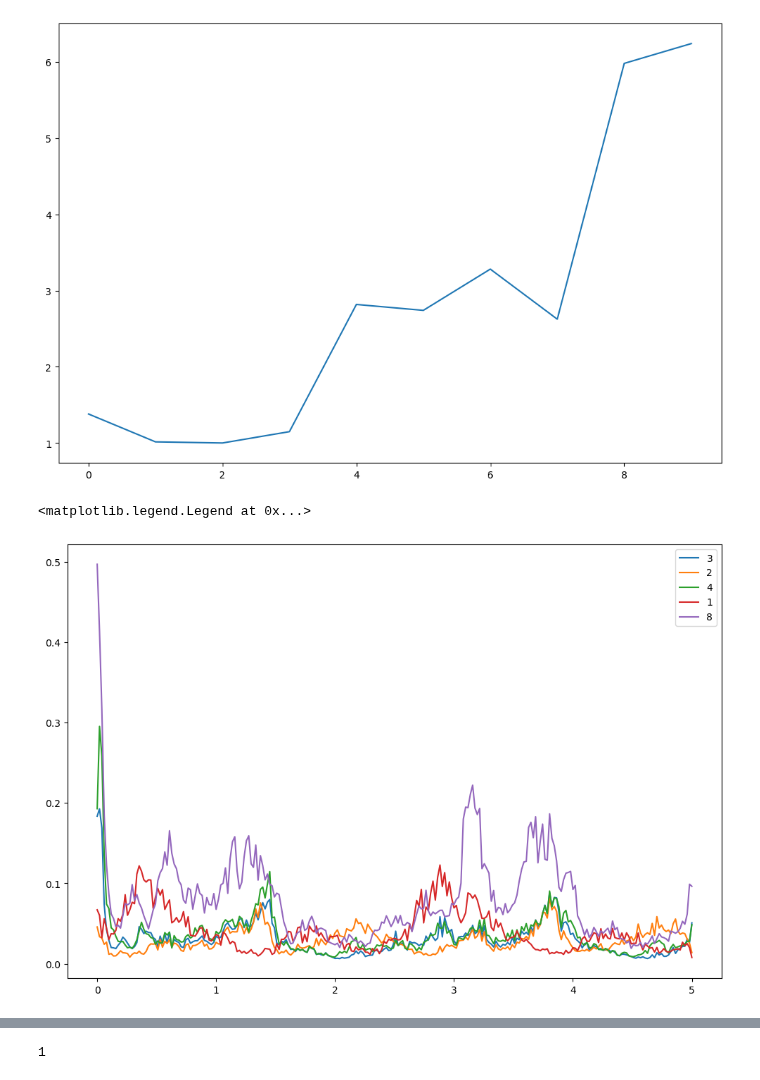
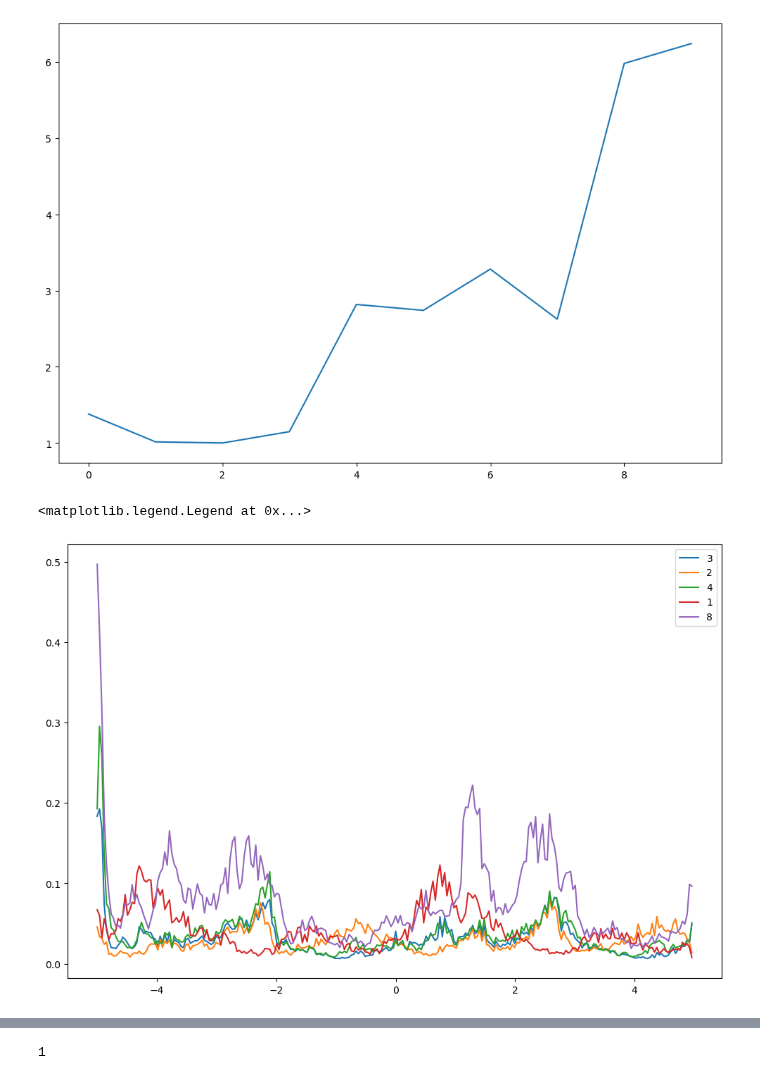
Before and after one commit to Pongpisit-Thanasutives/parametric-discovery, a Jupyter notebook: Spatial_Advection_Diffusion_WeakLib_PySR.ipynb, the cells around one changed output, grey strips where cells are left out. Drawn from its saved outputs; the diff is of its cells as text; code cells hidden in the pictures.

```diff
--- a/Spatial_Advection_Diffusion_WeakLib_PySR.ipynb
+++ b/Spatial_Advection_Diffusion_WeakLib_PySR.ipynb
@@ -307,9 +307,9 @@ plt.plot(cvs)
 [figure]
 # %%
 for i in np.argsort(cvs)[:5]:
-    plt.plot(t, uncerts[i], label=f'{str(i+1)}')
+    plt.plot(x, uncerts[i], label=f'{str(i+1)}')
 plt.legend()
 # %% [output]
 <matplotlib.legend.Legend at 0x...>
-[figure, old version]
+[figure, new version]
 # %%
```
Also changed, not shown: parts of 2 cells of this notebook, 1 other file.
